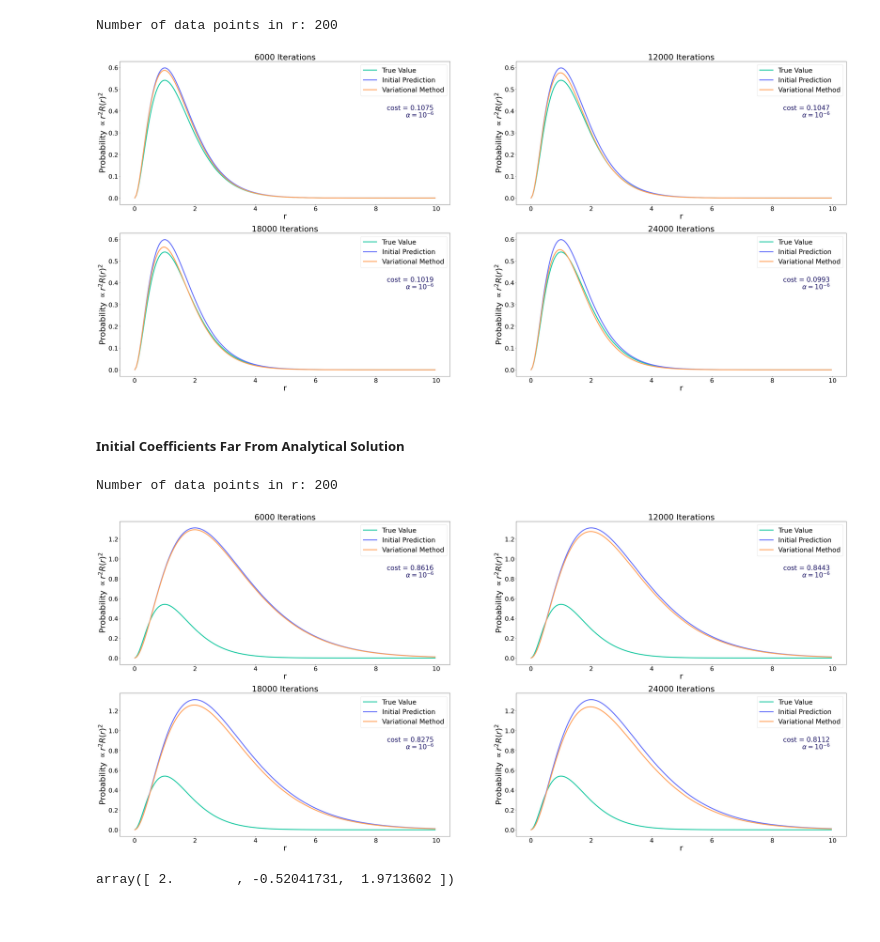
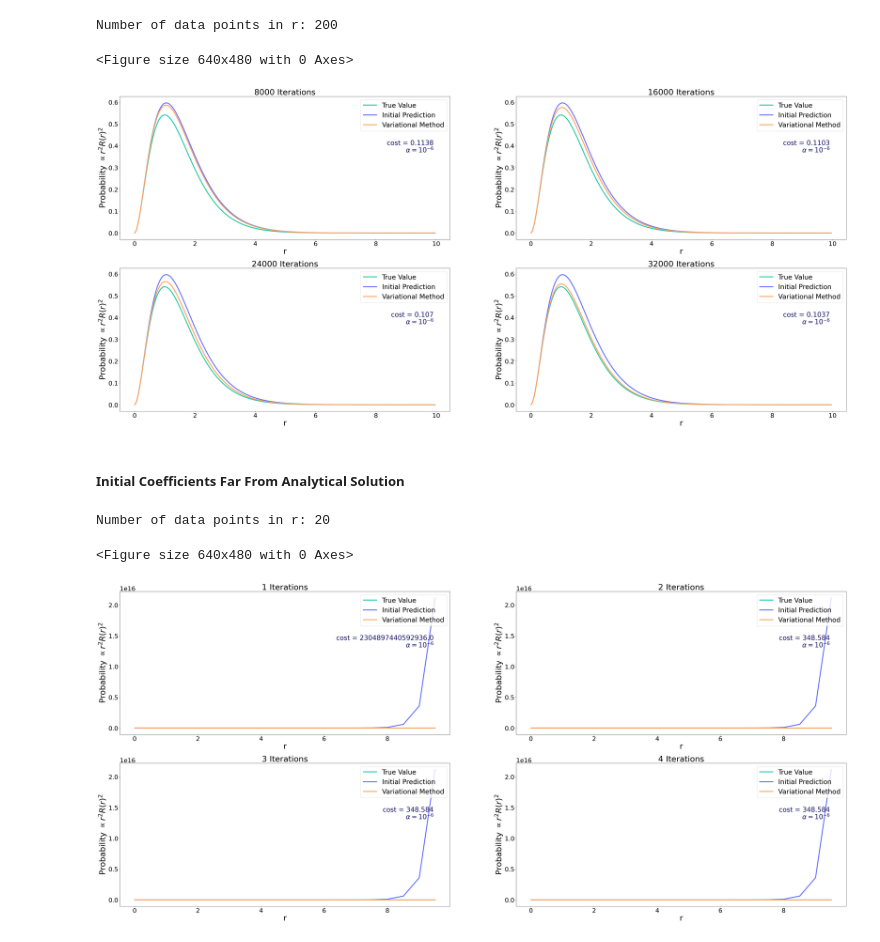
Before and after one commit to ahill187/numerical-methods-ppm, a Jupyter notebook: Hydrogen_Atom_Variational_Method.ipynb, the cells around one changed output. Saved outputs shown, nothing was run; the diff lists cells and outputs as text; code cells hidden in the pictures.

Commit message:
update variational method

```diff
--- a/Hydrogen_Atom_Variational_Method.ipynb
+++ b/Hydrogen_Atom_Variational_Method.ipynb
@@ -266,14 +280,14 @@ print(f"Number of data points in r: {num_data_points}")
 # %% [output]
 Number of data points in r: 200
 # %%
-coefficients = [2, 0.05, 1] # we must have coefficients[0] = 2
+coefficients = [2, 0, 1.05] # we must have coefficients[0] = 2, coefficients[0] = 0
 u_initial = gdvm.get_R_vector(r_data, coefficients)
 u_pred = u_initial
 alpha = 10**(-6)
 # %%
 fig, axes = plt.subplots(2, 2, figsize=(55,24))
 
-max_iterations = 6000
+max_iterations = 8000
 ind = 1
 for ax in axes.flat:
 
@@ -300,61 +314,61 @@ for ax in axes.flat:
     color="#1B1464", fontsize=28)
     ind = ind + 1
 
-plt.savefig(f'variational_method_hydrogen_coefficients_close_no_theta_0.png', bbox_inches='tight')
+plt.show()
+plt.savefig(f'variational_method_hydrogen_coefficients_close_no_theta_0_1.png', bbox_inches='tight')
 # %% [output]
+<Figure size 640x480 with 0 Axes>
-[figure, old version]
+[figure, new version]
 # %% [markdown]
 ##### Initial Coefficients Far From Analytical Solution
 # %%
-r_data = np.arange(0.01, 10, 0.05)
+r_data = np.arange(0.01, 10, 0.5)
 num_data_points = len(r_data)
 print(f"Number of data points in r: {num_data_points}")
 # %% [output]
-Number of data points in r: 200
+Number of data points in r: 20
 # %%
 hydrogen = hygrad.Hydrogen()
 u_actual = gdvm.get_R_vector(r_data, [2, 0, 1])
 max_cost = 0.005
 # %%
-coefficients = [2, -0.5, 2]
+coefficients = [2, 0, -0.6]
 u_initial = gdvm.get_R_vector(r_data, coefficients)
 u_pred = u_initial
-alpha = 10**(-6)
+alpha = 10**(-15)
 # %%
 fig, axes = plt.subplots(2, 2, figsize=(55,24))
 
-max_iterations = 6000
+max_iterations = 1
 
 ind = 1
 for ax in axes.flat:
 
     u_pred = u_initial
     coefficients, cost = hygrad.gradient_descent(coefficients, alpha, max_cost, max_iterations, r_data, hydrogen, gdvm.get_R_vector,
                                                  gdvm.get_T_vector, gdvm.cost_function_deriv, False)
     u_pred = gdvm.get_R_vector(r_data, coefficients)
 
     ax.plot(r_data, (u_actual)**2, label="True Value", color="#1cc9a2")
     ax.plot(r_data, (u_initial)**2, label="Initial Prediction", color="#636EFA")
     ax.plot(r_data, (u_pred)**2, label="Variational Method", color="#FFA15A")
     ax.legend(loc="upper right")
 
     ax.set_xlabel("r")
     ax.set_ylabel(r"Probability $ \propto r^2 R(r)^2$")
     ax.set_title(f"{max_iterations*ind} Iterations")
     ax.text(0.95, 0.65, f'cost = {np.round(cost, 4)}',
         verticalalignment='bottom', horizontalalignment='right',
         transform=ax.transAxes,
         color="#1B1464", fontsize=28)
     ax.text(0.95, 0.6, r"$ \alpha = 10^{-6}$",
     verticalalignment='bottom', horizontalalignment='right',
     transform=ax.transAxes,
     color="#1B1464", fontsize=28)
     ind = ind + 1
 
-plt.savefig(f'variational_method_hydrogen_coefficients_far_no_theta_0.png', bbox_inches='tight')
+plt.show()
+plt.savefig(f'variational_method_hydrogen_coefficients_far_no_theta_0_1.png', bbox_inches='tight')
 # %% [output]
+<Figure size 640x480 with 0 Axes>
-[figure, old version]
+[figure, new version]
-# %%
-coefficients
-# %% [output]
-array([ 2.        , -0.52041731,  1.9713602 ])
```
Also changed, not shown: parts of 9 cells of this notebook.
